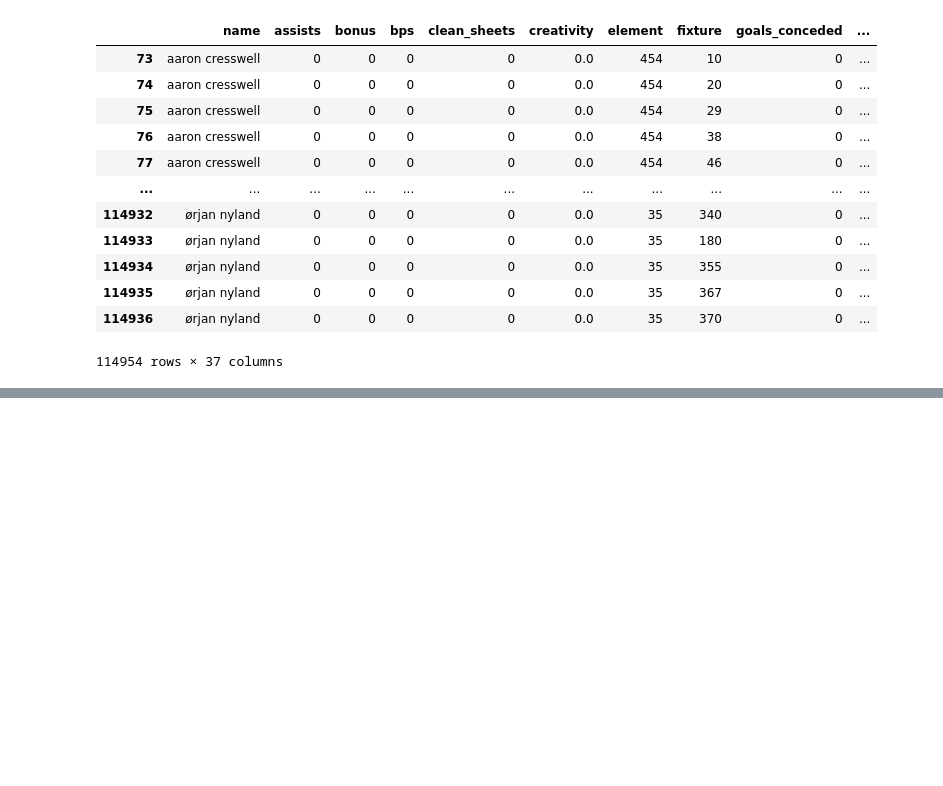
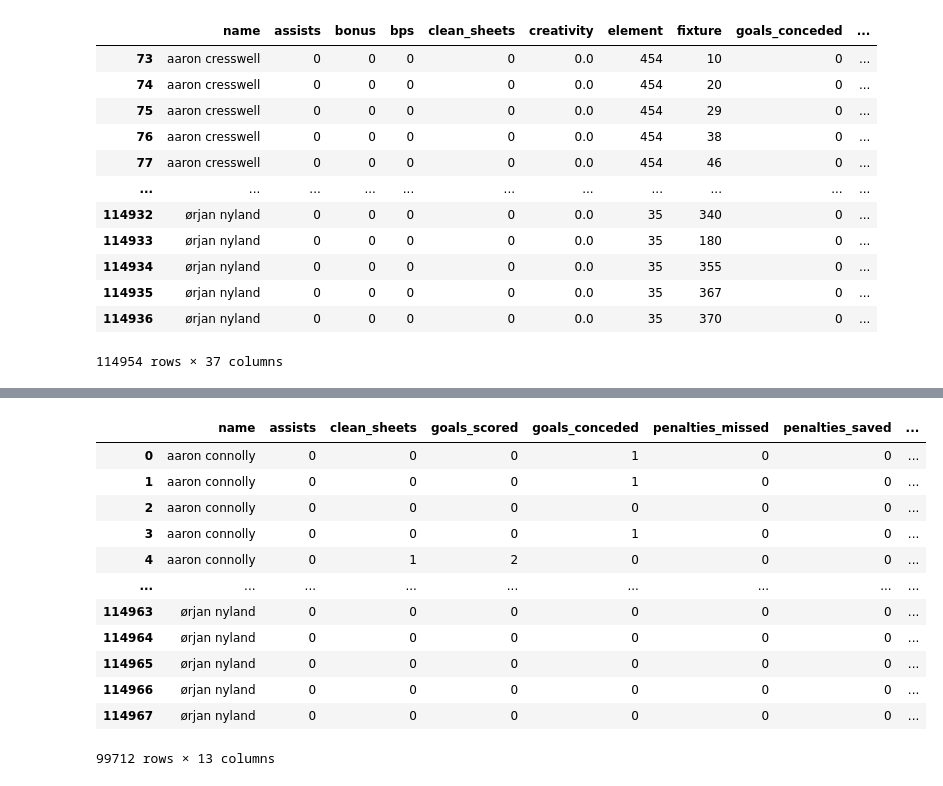
Before and after one commit to 1kruidenp/fflpred, a Jupyter notebook: notebooks/thal notebook.ipynb, the cells around one changed output, grey strips where cells are left out. Drawn from its saved outputs; the diff is of its cells as text; code cells hidden in the pictures; blank space fills up the shorter version.

```diff
--- a/notebooks/thal notebook.ipynb
+++ b/notebooks/thal notebook.ipynb
@@ -640,0 +570,2 @@ full_data_new
+# %%
+data_df = data.drop(columns=['fixture', 'element', 'team_a_score', 'team_h_score', 'team_id', 'team_name'])
@@ -640,0 +614,25 @@ full_data_new
+# %%
+features = ['name', 'assists', 'clean_sheets', 'goals_scored',
+            'goals_conceded', 'penalties_missed', 'penalties_saved',
+            'value', 'was_home', 'position', 'opponent_level', 'kickoff_date', 'total_points']
+# %%
+data_new = data_df[features]
+# %%
+train_data = data_new[data_new.kickoff_date < pd.to_datetime('2021-01-01')]
+test_data = data_new[data_new.kickoff_date >= pd.to_datetime('2021-01-01')]
+# %%
+train_data
+# %% [output]
+|  | name | assists | clean_sheets | goals_scored | goals_conceded | penalties_missed | penalties_saved | ... |
+| 0 | aaron connolly | 0 | 0 | 0 | 1 | 0 | 0 | ... |
+| 1 | aaron connolly | 0 | 0 | 0 | 1 | 0 | 0 | ... |
+| 2 | aaron connolly | 0 | 0 | 0 | 0 | 0 | 0 | ... |
+| 3 | aaron connolly | 0 | 0 | 0 | 1 | 0 | 0 | ... |
+| 4 | aaron connolly | 0 | 1 | 2 | 0 | 0 | 0 | ... |
+| ... | ... | ... | ... | ... | ... | ... | ... | ... |
+| 114963 | ørjan nyland | 0 | 0 | 0 | 0 | 0 | 0 | ... |
+| 114964 | ørjan nyland | 0 | 0 | 0 | 0 | 0 | 0 | ... |
+| 114965 | ørjan nyland | 0 | 0 | 0 | 0 | 0 | 0 | ... |
+| 114966 | ørjan nyland | 0 | 0 | 0 | 0 | 0 | 0 | ... |
+| 114967 | ørjan nyland | 0 | 0 | 0 | 0 | 0 | 0 | ... |
+99712 rows × 13 columns
```
Also changed, not shown: parts of 18 cells of this notebook, 1 other file.
